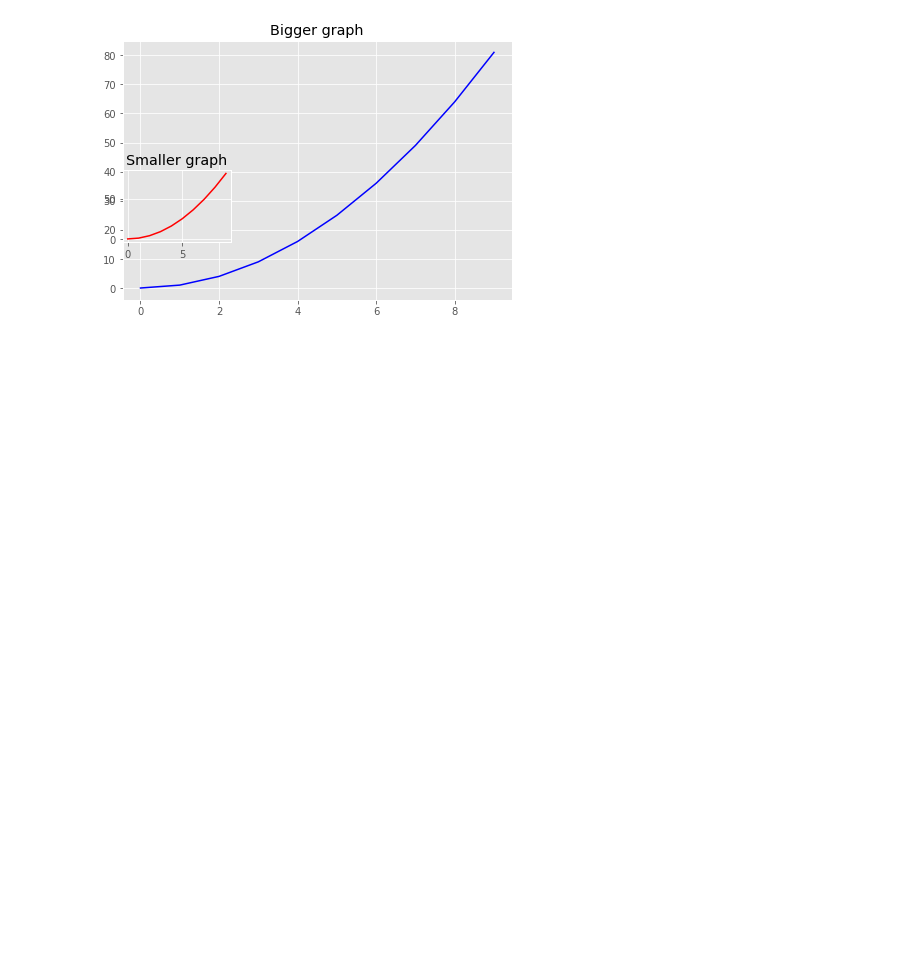
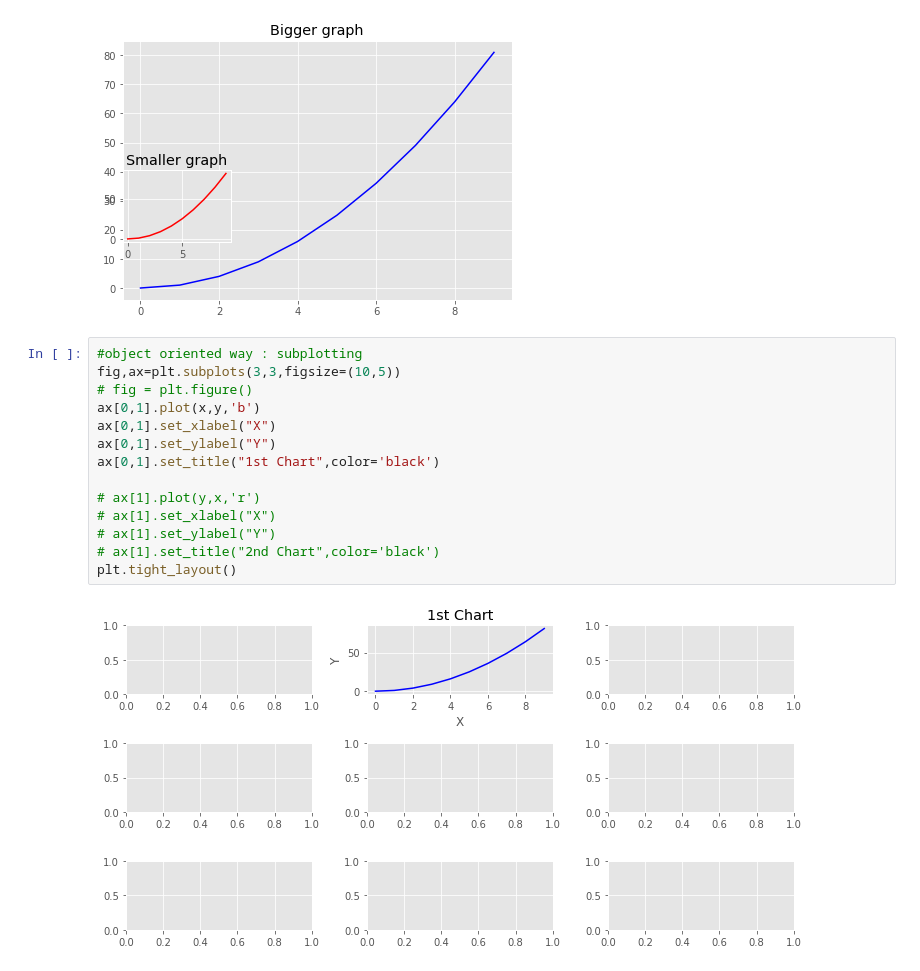
Before and after one commit to kazimosiurahman/Data_viz, a Jupyter notebook: data_viz.ipynb, the cells around one changed output. Cells and saved outputs as stored; diff of their text form; blank space fills up the shorter version.

Commit message:
Object Oriented Way : Subplotting

```diff
--- a/data_viz.ipynb
+++ b/data_viz.ipynb
@@ -83,3 +126,19 @@ ax2.set_title("Smaller graph", color="black")
 # %% [output]
 Text(0.5, 1.0, 'Smaller graph')
 [figure]
+# %%
+#object oriented way : subplotting
+fig,ax=plt.subplots(3,3,figsize=(10,5))
+# fig = plt.figure()
+ax[0,1].plot(x,y,'b')
+ax[0,1].set_xlabel("X")
+ax[0,1].set_ylabel("Y")
+ax[0,1].set_title("1st Chart",color='black')
+
+# ax[1].plot(y,x,'r')
+# ax[1].set_xlabel("X")
+# ax[1].set_ylabel("Y")
+# ax[1].set_title("2nd Chart",color='black')
+plt.tight_layout()
+# %% [output]
+[figure, added]
```
Also changed, not shown: parts of 8 cells of this notebook.
